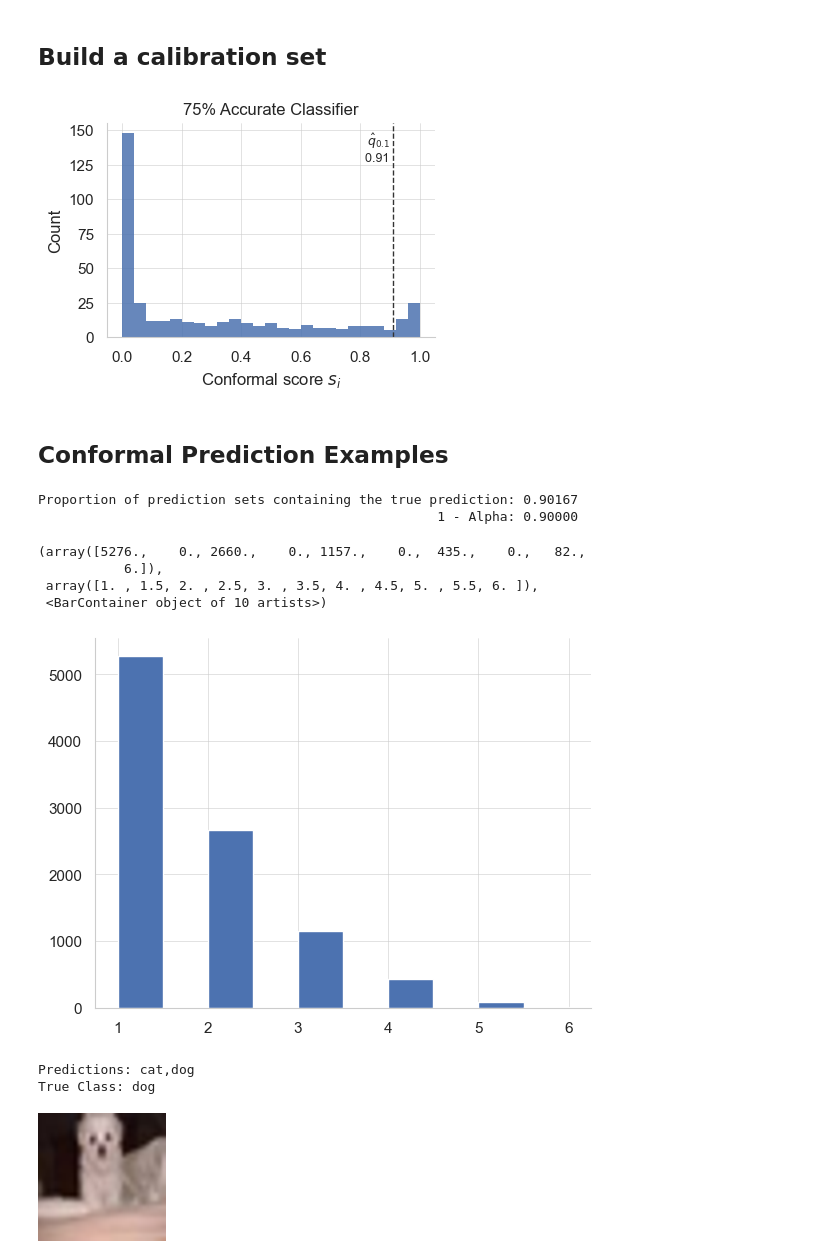
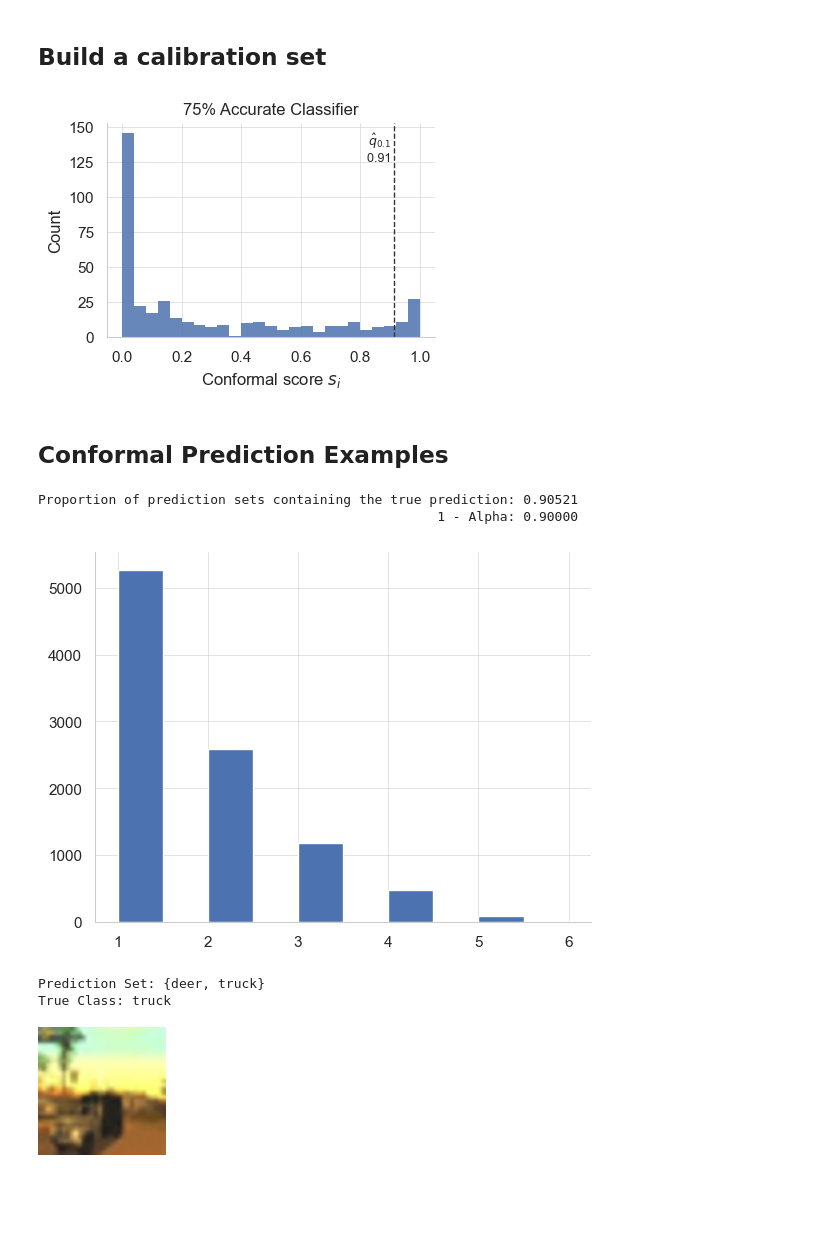
Before and after one commit to foty-hub/msc_thesis, a Jupyter notebook: notebooks/cp_classification.ipynb, the cells around one changed output. Cells and saved outputs as stored; diff of their text form; code cells hidden in the pictures; blank space fills up the shorter version.

Commit message:
re-run the conformal prediction notebook

```diff
--- a/notebooks/cp_classification.ipynb
+++ b/notebooks/cp_classification.ipynb
@@ -17,13 +19,15 @@ from torchvision.datasets import CIFAR10
 ## Pull in the data and transform it
 # %%
 def pil_to_tensor(img):
-    """Convert a PIL Image to a JAX array scaled to [0,1] or rearranged for non-MNIST images."""
+    """Convert a PIL Image to a JAX array scaled to [0,1], shape (HxWxC)"""
     return torch.tensor(np.array(img), dtype=torch.float32) / 255.0
 
 def numpy_collate(batch):
+  "Convert a batch of torch tensors to jnp arrays"
   return jax.tree.map(jnp.asarray, default_collate(batch))
 
 def one_hot(batch):
+   "One hot encode integer labels"
    batch = torch.tensor(batch)
    return torch.nn.functional.one_hot(batch, num_classes=10)
 
@@ -34,7 +38,7 @@ testset = CIFAR10(download=True, root='../data/', train=False, transform=pil_to_
 # split out a validation set
 trainset = torch.utils.data.Subset(trainvalset, indices=range(40_000))
 valset = torch.utils.data.Subset(trainvalset, indices=range(40_000, 50_000))
-# conver to dataloaders
+# convert to dataloaders for training
 trainloader = DataLoader(trainset, batch_size=64, shuffle=True, generator=dataset_gen, collate_fn=numpy_collate)
 valloader = DataLoader(valset, batch_size=64, shuffle=True, generator=dataset_gen, collate_fn=numpy_collate)
 testloader = DataLoader(testset, batch_size=64, shuffle=True, generator=dataset_gen, collate_fn=numpy_collate)
@@ -270,9 +274,9 @@ fig = plot_conformal_hist(all_scores, qhat, alpha=alpha)
 # e.g., “_20250610_143259”
 suffix = time.strftime("_%Y%m%d_%H%M%S")
 figure_dir = '../results/figures/basic_conformal_prediction'
-fig.savefig(f"{figure_dir}/conformal_hist_seaborn_{suffix}.pdf", dpi=300, bbox_inches="tight")
+# fig.savefig(f"{figure_dir}/conformal_hist_seaborn_{suffix}.pdf", dpi=300, bbox_inches="tight")
 # %% [output]
-[figure, old version]
+[figure, new version]
 # %% [markdown]
 ## Conformal Prediction Examples
 # %%
@@ -304,7 +308,7 @@ for x_test, y_test in testloader:
 # check the accuracy rate
 valid_rate = trues / (len(testset) - n_calibration)
 print(f'Proportion of prediction sets containing the true prediction: {valid_rate:.5f}')
-print(f'                                                   1 - Alpha: {1 - alpha:.5f}')
+print(f'                                                   1 - alpha: {1 - alpha:.5f}')
 # %% [output]
-Proportion of prediction sets containing the true prediction: 0.90167
+Proportion of prediction sets containing the true prediction: 0.90521
                                                    1 - Alpha: 0.90000
@@ -313,11 +315,8 @@ prediction_set_sizes = jnp.array(jax.tree.map(jnp.size, prediction_sets))
 # %%
-plt.hist(prediction_set_sizes)
+prediction_set_sizes = jnp.array(jax.tree.map(jnp.size, prediction_sets))
+plt.hist(prediction_set_sizes);
 # %% [output]
-(array([5276.,    0., 2660.,    0., 1157.,    0.,  435.,    0.,   82.,
-           6.]),
- array([1. , 1.5, 2. , 2.5, 3. , 3.5, 4. , 4.5, 5. , 5.5, 6. ]),
- <BarContainer object of 10 artists>)
-[figure, old version]
+[figure, new version]
 # %%
 from PIL import Image
 
@@ -330,13 +329,13 @@ def jax_to_pil(img_jnp):
 # %%
 classes = ('plane', 'car', 'bird', 'cat', 'deer', 'dog', 'frog', 'horse', 'ship', 'truck')
 # %%
-idx = 10
+idx = 9
 pred_str = ', '.join([classes[c] for c in prediction_sets[-16+idx]])
-print(f'Predictions: {pred_str}')
+print(f'Prediction Set: {{{pred_str}}}')
 print(f'True Class: {classes[y_test[idx].argmax()]}')
 img = jax_to_pil(x_test[idx])
 img.resize(size=(128, 128))
 # %% [output]
-Predictions: cat,dog
-True Class: dog
+Prediction Set: {deer, truck}
+True Class: truck
-[figure, old version]
+[figure, new version]
```
Also changed, not shown: parts of 5 cells of this notebook.
